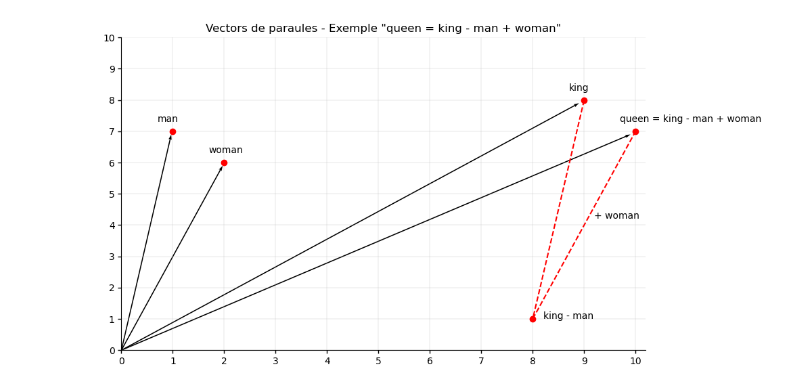
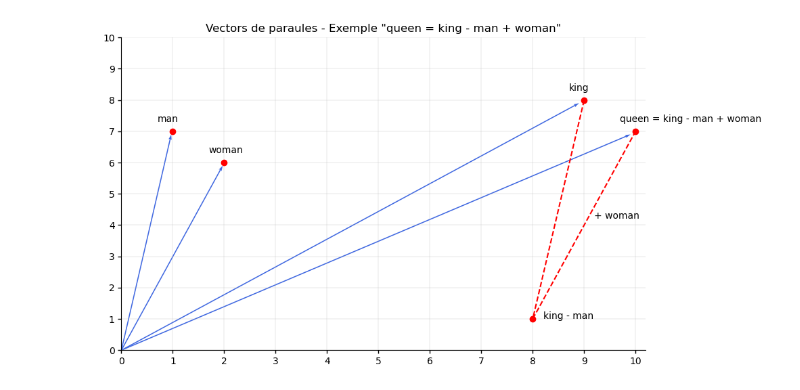
Before and after one commit to nurasaki/TFG-gender-bias, a Jupyter notebook: Exemples/Exemple - Vectors de paraules (queen = king - man + woman).ipynb, the cells around one changed output. Drawn from its saved outputs; the diff is of its cells as text; code cells hidden in the pictures.

```diff
--- a/Exemples/Exemple - Vectors de paraules (queen = king - man + woman).ipynb
+++ b/Exemples/Exemple - Vectors de paraules (queen = king - man + woman).ipynb
@@ -17,8 +17,8 @@ X, Y, U, V = zip(*np.array([king, queen, man, woman]))
 fig, ax = plt.subplots(figsize=(10,6))
 ax = plt.gca()
 
-ax.quiver(X, Y, U, V, angles='xy', scale_units='xy', scale=1, width=0.002)
-
+# ax.quiver(X, Y, U, V, angles='xy', scale_units='xy', scale=1, width=0.002, color="cornflowerblue")
+ax.quiver(X, Y, U, V, angles='xy', scale_units='xy', scale=1, width=0.002, color="royalblue")
 
 # ax.plot(9,8,'bo')
 
@@ -32,31 +32,31 @@ ax.plot(2,6,'ro')
 ax.text(1.7, 6.3,'woman')
 
 
 ax.plot([9,8], [8,1], linestyle="--", color="red")
 ax.plot([8,10], [1,7], "--", color="red")
 ax.plot(8,1, "ro")
 ax.text(8.2,1, "king - man")
 ax.text(9.2, 4.2, "+ woman")
 
 ax.set_xlim([0, 10.2])
 ax.set_ylim([0, 10])
 # plt.draw()
 
 plt.xticks(np.arange(11))
 plt.yticks(np.arange(11))
 plt.title('Vectors de paraules - Exemple "queen = king - man + woman"')
 # ax.xaxis.grid(True, which='minor')
 ax.tick_params(which='major', width=1)
 # Show plot with grid
 ax.grid(linewidth=0.2)
 # ax.minorticks_on()
 
 sns.despine()
 
 
 
 plt.show()
 
 # plt.show()
 # %% [output]
-[figure, old version]
+[figure, new version]
```
Also changed, not shown: 16 other files.
